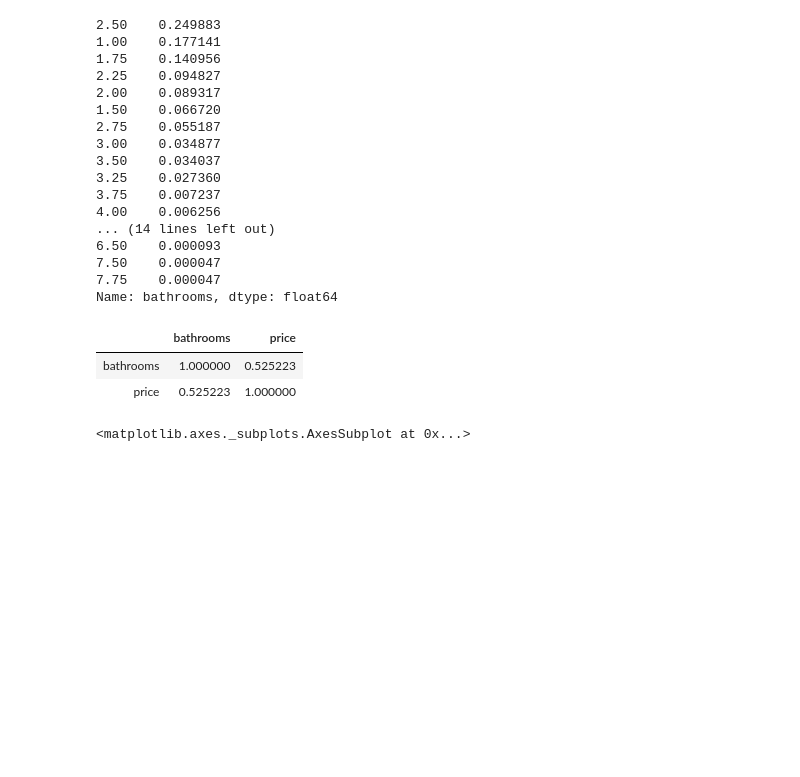
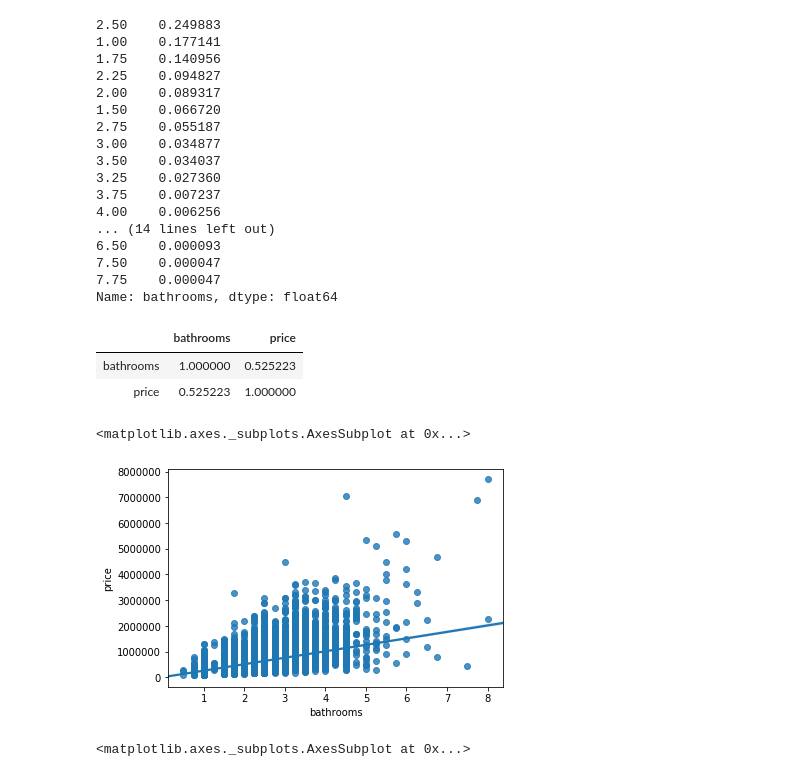
Before and after one commit to merb92/multivariate-linear-regression----housing-prices, a Jupyter notebook: EDA.ipynb, the cells around one changed output. Saved outputs shown, nothing was run; the diff lists cells and outputs as text; code cells hidden in the pictures; blank space fills up the shorter version.

```diff
--- a/EDA.ipynb
+++ b/EDA.ipynb
@@ -630,6 +630,11 @@ df_clean[['bathrooms', 'price']].corr()
 |  | bathrooms | price |
 | bathrooms | 1.000000 | 0.525223 |
 | price | 0.525223 | 1.000000 |
+# %%
+sns.regplot(df_clean.bathrooms, df_clean.price)
+# %% [output]
+<matplotlib.axes._subplots.AxesSubplot at 0x...>
+[figure, added]
 # %%
 sns.regplot(df_clean.bathrooms, df_clean.price, order=2)
 # %% [output]
```
Also changed, not shown: parts of 21 cells of this notebook.
